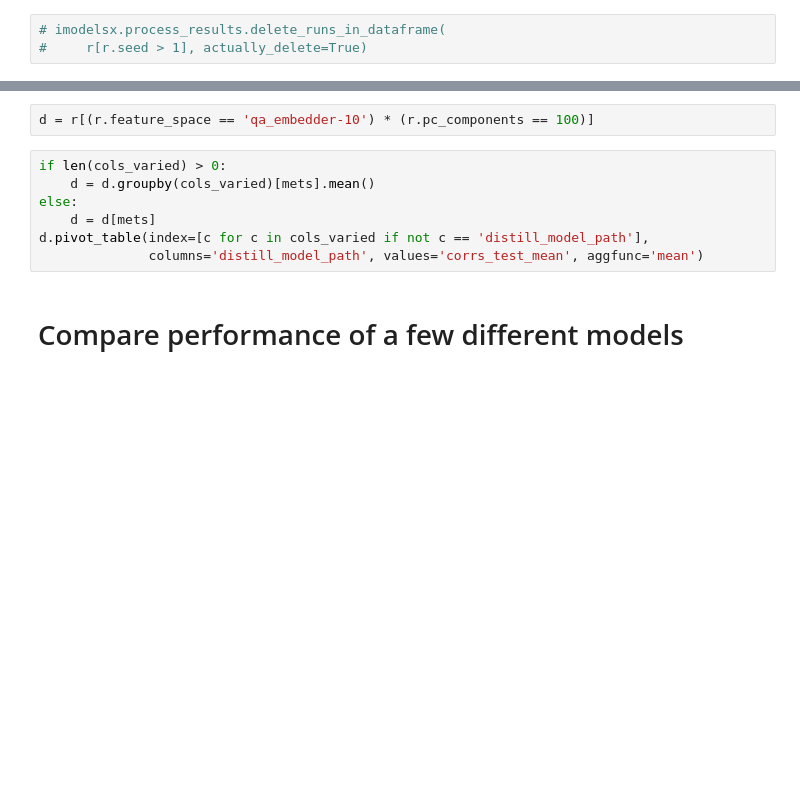
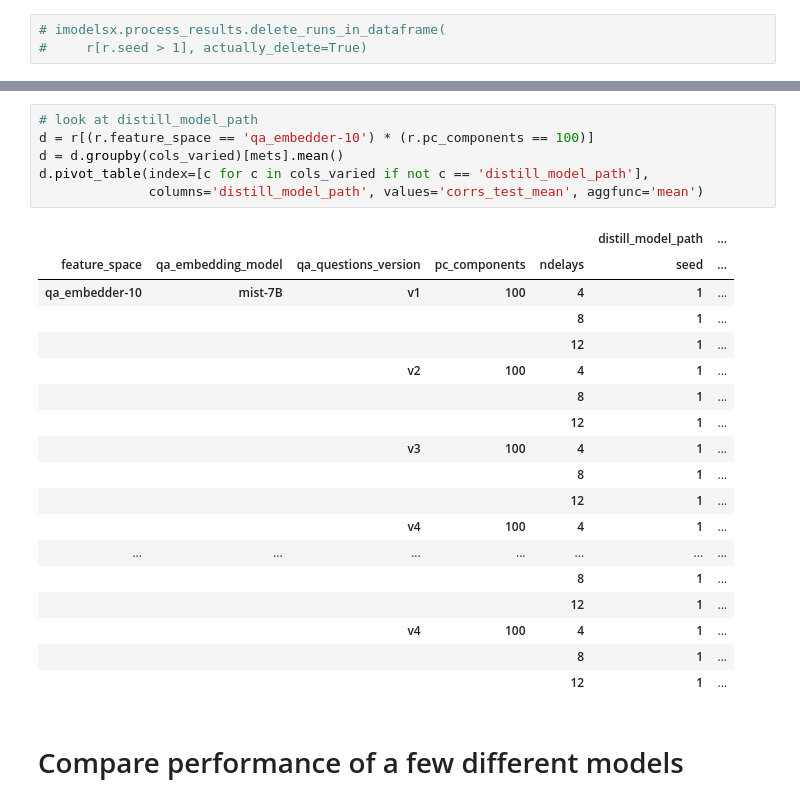
Before and after one commit to csinva/interpretable-embeddings, a Jupyter notebook: notebooks/01_encoding.ipynb, the cells around one changed output, grey strips where cells are left out. Drawn from its saved outputs; the diff is of its cells as text; blank space fills up the shorter version.

```diff
--- a/notebooks/01_encoding.ipynb
+++ b/notebooks/01_encoding.ipynb
@@ -61,12 +84,28 @@ else:
-# %%
-d = r[(r.feature_space == 'qa_embedder-10') * (r.pc_components == 100)]
 # %%
-if len(cols_varied) > 0:
-    d = d.groupby(cols_varied)[mets].mean()
-else:
-    d = d[mets]
+# look at distill_model_path
+d = r[(r.feature_space == 'qa_embedder-10') * (r.pc_components == 100)]
+d = d.groupby(cols_varied)[mets].mean()
 d.pivot_table(index=[c for c in cols_varied if not c == 'distill_model_path'],
               columns='distill_model_path', values='corrs_test_mean', aggfunc='mean')
+# %% [output]
+|  |  |  |  |  | distill_model_path | ... |
+| feature_space | qa_embedding_model | qa_questions_version | pc_components | ndelays | seed | ... |
+| qa_embedder-10 | mist-7B | v1 | 100 | 4 | 1 | ... |
+|  |  |  |  | 8 | 1 | ... |
+|  |  |  |  | 12 | 1 | ... |
+|  |  | v2 | 100 | 4 | 1 | ... |
+|  |  |  |  | 8 | 1 | ... |
+|  |  |  |  | 12 | 1 | ... |
+|  |  | v3 | 100 | 4 | 1 | ... |
+|  |  |  |  | 8 | 1 | ... |
+|  |  |  |  | 12 | 1 | ... |
+|  |  | v4 | 100 | 4 | 1 | ... |
+| ... | ... | ... | ... | ... | ... | ... |
+|  |  |  |  | 8 | 1 | ... |
+|  |  |  |  | 12 | 1 | ... |
+|  |  | v4 | 100 | 4 | 1 | ... |
+|  |  |  |  | 8 | 1 | ... |
+|  |  |  |  | 12 | 1 | ... |
 # %% [markdown]
 # Compare performance of a few different models
 # %%
```
Also changed, not shown: parts of 2 cells of this notebook, 5 other files.
